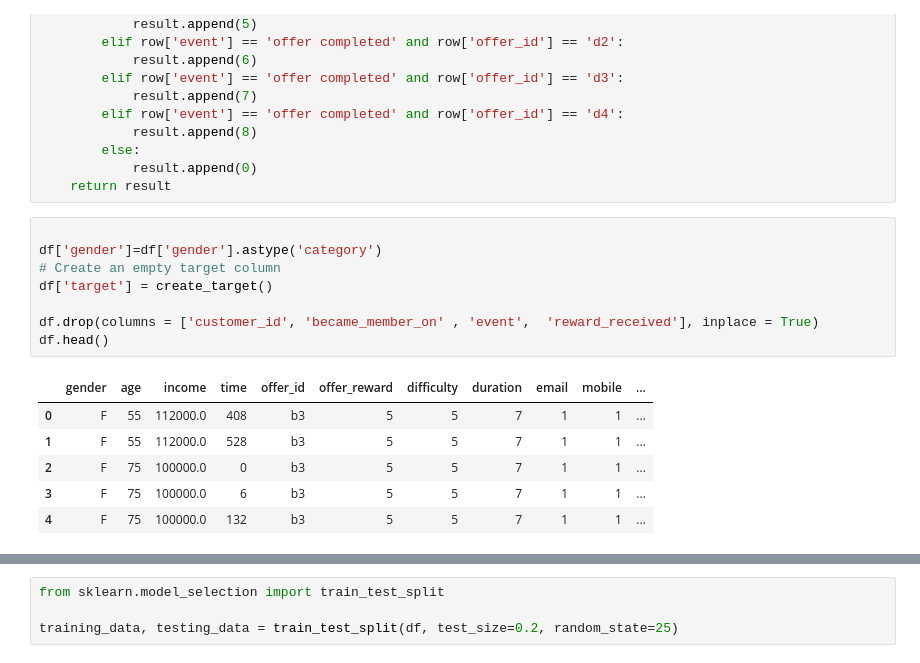
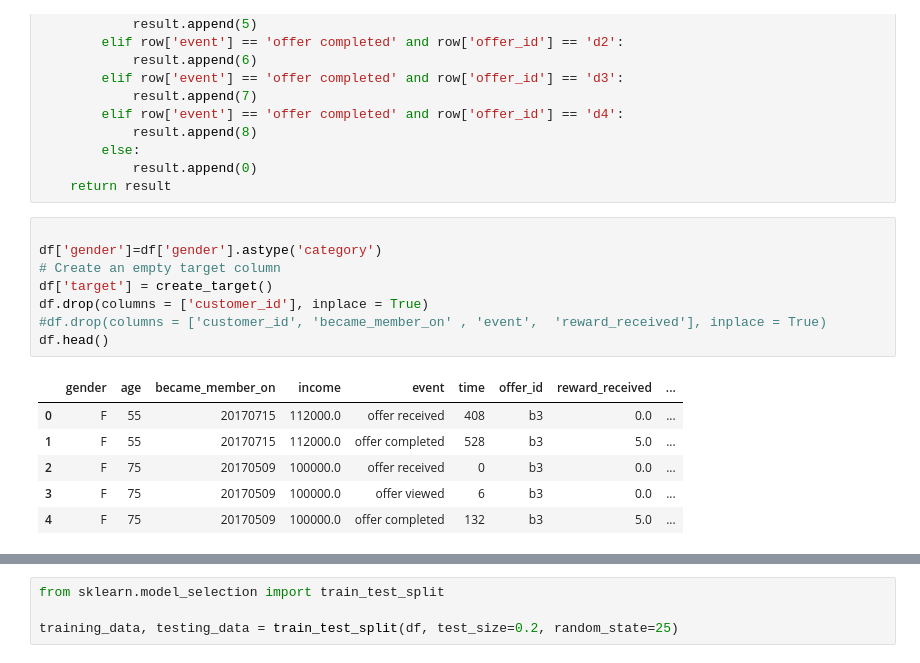
Before and after one commit to edidiongaligbe/Starbucks_Capstone_Project, a Jupyter notebook: Starbucks_Project.ipynb, the cells around one changed output, grey strips where cells are left out. Saved outputs shown, nothing was run; the diff lists cells and outputs as text.

```diff
--- a/Starbucks_Project.ipynb
+++ b/Starbucks_Project.ipynb
@@ -515,18 +515,18 @@ def create_target():
 # %%
 
 df['gender']=df['gender'].astype('category')
 # Create an empty target column
 df['target'] = create_target()
-
-df.drop(columns = ['customer_id', 'became_member_on' , 'event',  'reward_received'], inplace = True)
+df.drop(columns = ['customer_id'], inplace = True)
+#df.drop(columns = ['customer_id', 'became_member_on' , 'event',  'reward_received'], inplace = True)
 df.head()
 # %% [output]
-|  | gender | age | income | time | offer_id | offer_reward | difficulty | duration | email | mobile | ... |
-| 0 | F | 55 | 112000.0 | 408 | b3 | 5 | 5 | 7 | 1 | 1 | ... |
-| 1 | F | 55 | 112000.0 | 528 | b3 | 5 | 5 | 7 | 1 | 1 | ... |
-| 2 | F | 75 | 100000.0 | 0 | b3 | 5 | 5 | 7 | 1 | 1 | ... |
-| 3 | F | 75 | 100000.0 | 6 | b3 | 5 | 5 | 7 | 1 | 1 | ... |
-| 4 | F | 75 | 100000.0 | 132 | b3 | 5 | 5 | 7 | 1 | 1 | ... |
+|  | gender | age | became_member_on | income | event | time | offer_id | reward_received | ... |
+| 0 | F | 55 | 20170715 | 112000.0 | offer received | 408 | b3 | 0.0 | ... |
+| 1 | F | 55 | 20170715 | 112000.0 | offer completed | 528 | b3 | 5.0 | ... |
+| 2 | F | 75 | 20170509 | 100000.0 | offer received | 0 | b3 | 0.0 | ... |
+| 3 | F | 75 | 20170509 | 100000.0 | offer viewed | 6 | b3 | 0.0 | ... |
+| 4 | F | 75 | 20170509 | 100000.0 | offer completed | 132 | b3 | 5.0 | ... |
 # %%
 df.describe()
 # %% [output]
```
Also changed, not shown: parts of 1 cell of this notebook.
